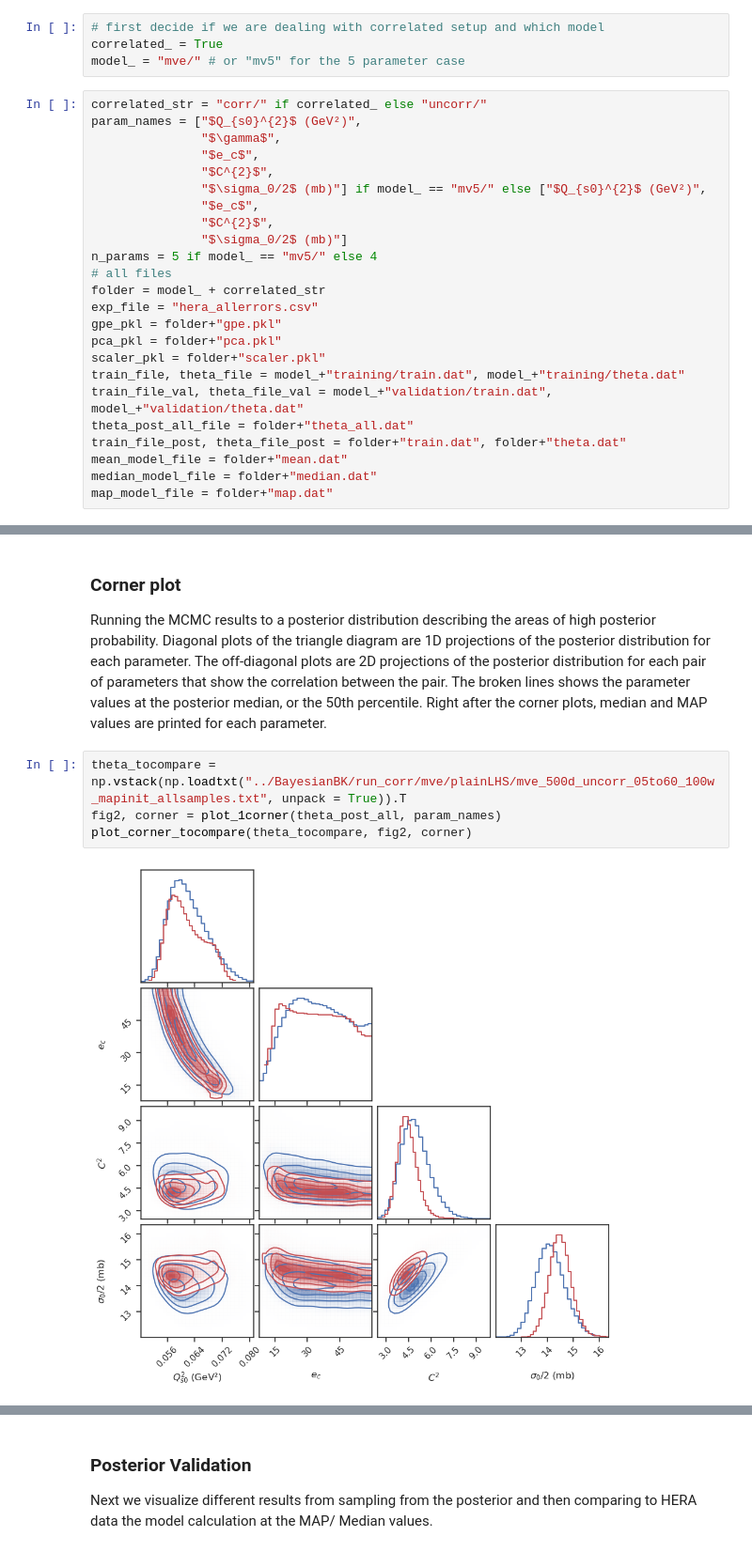
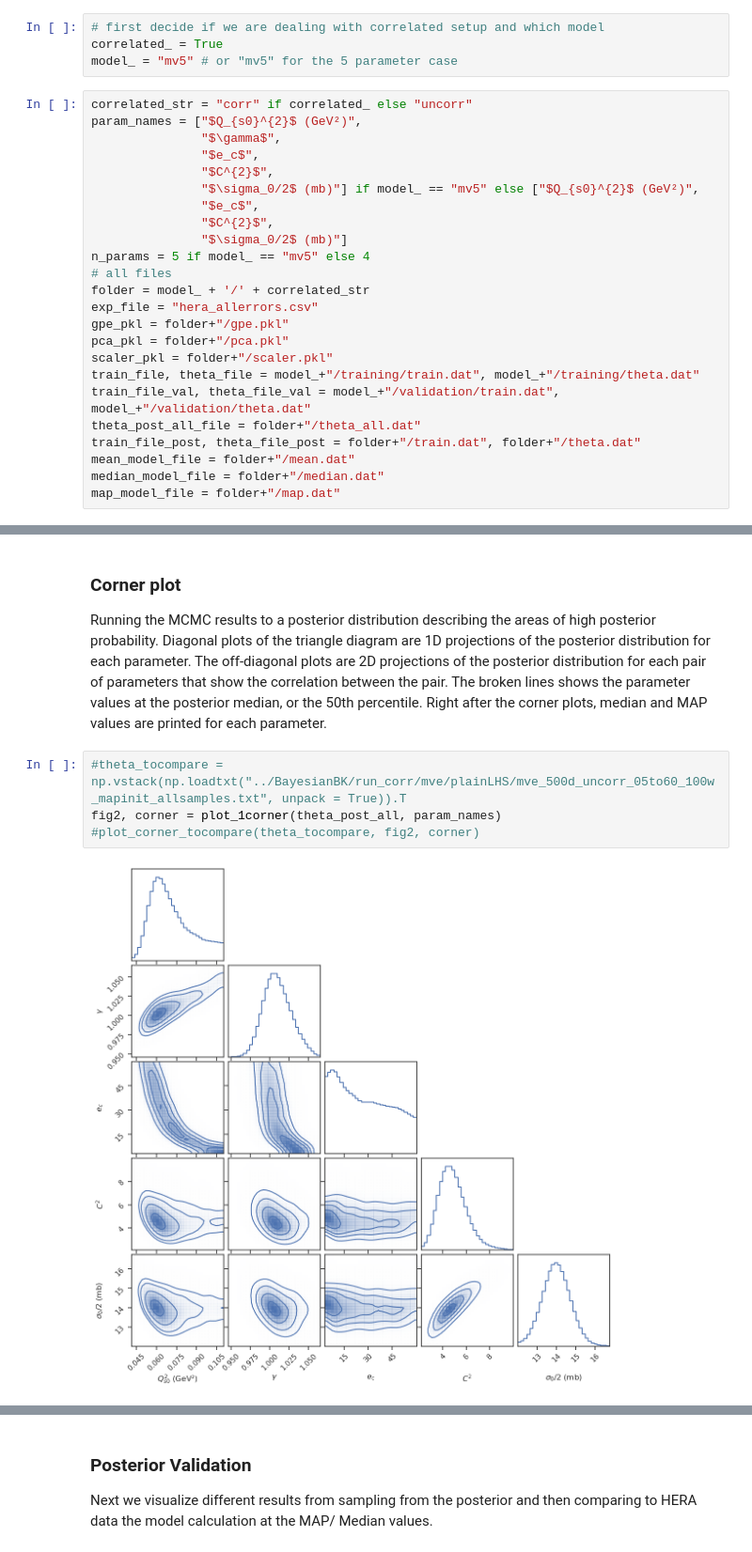
Before and after one commit to camcasuga/BayesianBK_results, a Jupyter notebook: analysis.ipynb, the cells around one changed output, grey strips where cells are left out. Shown at 94% size. Saved outputs shown, nothing was run; the diff lists cells and outputs as text.

```diff
--- a/analysis.ipynb
+++ b/analysis.ipynb
@@ -18,31 +18,31 @@ sns.set_style('ticks')
 # %%
 # first decide if we are dealing with correlated setup and which model
 correlated_ = True
-model_ = "mve/" # or "mv5" for the 5 parameter case
+model_ = "mv5" # or "mv5" for the 5 parameter case
 # %%
-correlated_str = "corr/" if correlated_ else "uncorr/"
+correlated_str = "corr" if correlated_ else "uncorr"
 param_names = ["$Q_{s0}^{2}$ (GeV²)",
                "$\gamma$",
                "$e_c$",
                "$C^{2}$",
-               "$\sigma_0/2$ (mb)"] if model_ == "mv5/" else ["$Q_{s0}^{2}$ (GeV²)",
+               "$\sigma_0/2$ (mb)"] if model_ == "mv5" else ["$Q_{s0}^{2}$ (GeV²)",
                "$e_c$",
                "$C^{2}$",
                "$\sigma_0/2$ (mb)"]
-n_params = 5 if model_ == "mv5/" else 4
+n_params = 5 if model_ == "mv5" else 4
 # all files
-folder = model_ + correlated_str
+folder = model_ + '/' + correlated_str
 exp_file = "hera_allerrors.csv"
-gpe_pkl = folder+"gpe.pkl"
-pca_pkl = folder+"pca.pkl"
-scaler_pkl = folder+"scaler.pkl"
-train_file, theta_file = model_+"training/train.dat", model_+"training/theta.dat"
-train_file_val, theta_file_val = model_+"validation/train.dat", model_+"validation/theta.dat"
-theta_post_all_file = folder+"theta_all.dat"
-train_file_post, theta_file_post = folder+"train.dat", folder+"theta.dat"
-mean_model_file = folder+"mean.dat"
-median_model_file = folder+"median.dat"
-map_model_file = folder+"map.dat"
+gpe_pkl = folder+"/gpe.pkl"
+pca_pkl = folder+"/pca.pkl"
+scaler_pkl = folder+"/scaler.pkl"
+train_file, theta_file = model_+"/training/train.dat", model_+"/training/theta.dat"
+train_file_val, theta_file_val = model_+"/validation/train.dat", model_+"/validation/theta.dat"
+theta_post_all_file = folder+"/theta_all.dat"
+train_file_post, theta_file_post = folder+"/train.dat", folder+"/theta.dat"
+mean_model_file = folder+"/mean.dat"
+median_model_file = folder+"/median.dat"
+map_model_file = folder+"/map.dat"
 # %%
 # load from files
 # Emulator and emulator predictions
@@ -111,9 +209,9 @@ fig, ax = plot_zscore(pred_val, train_val, sd_val)
 ### Corner plot
 Running the MCMC results to a posterior distribution describing the areas of high posterior probability. Diagonal plots of the triangle diagram are 1D projections of the posterior distribution for each parameter. The off-diagonal plots are 2D projections of the posterior distribution for each pair of parameters that show the correlation between the pair. The broken lines shows the parameter values at the posterior median, or the 50th percentile. Right after the corner plots, median and MAP values are printed for each parameter.
 # %%
-theta_tocompare = np.vstack(np.loadtxt("../BayesianBK/run_corr/mve/plainLHS/mve_500d_uncorr_05to60_100w_mapinit_allsamples.txt", unpack = True)).T
+#theta_tocompare = np.vstack(np.loadtxt("../BayesianBK/run_corr/mve/plainLHS/mve_500d_uncorr_05to60_100w_mapinit_allsamples.txt", unpack = True)).T
 fig2, corner = plot_1corner(theta_post_all, param_names)
-plot_corner_tocompare(theta_tocompare, fig2, corner)
+#plot_corner_tocompare(theta_tocompare, fig2, corner)
 # %% [output]
-[figure, old version]
+[figure, new version]
 # %%
```
Also changed, not shown: parts of 22 cells of this notebook, 14 other files.
